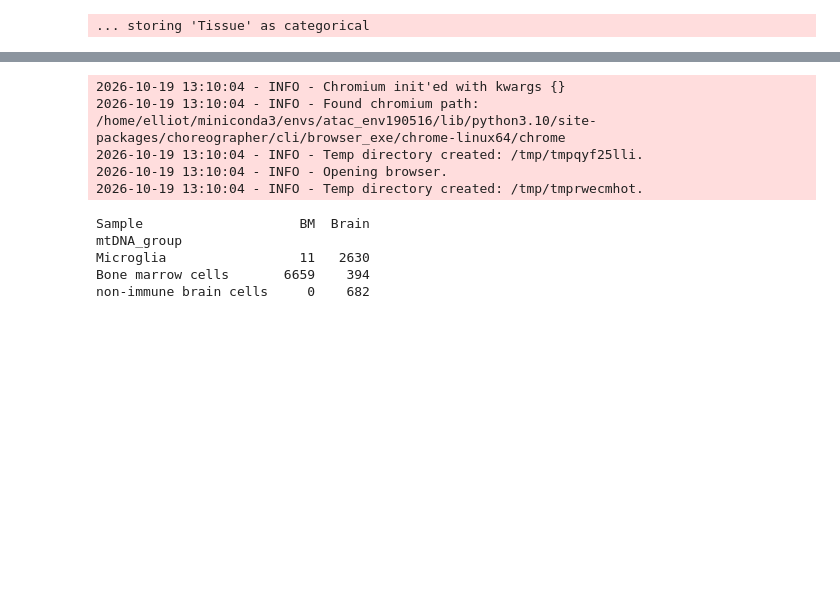
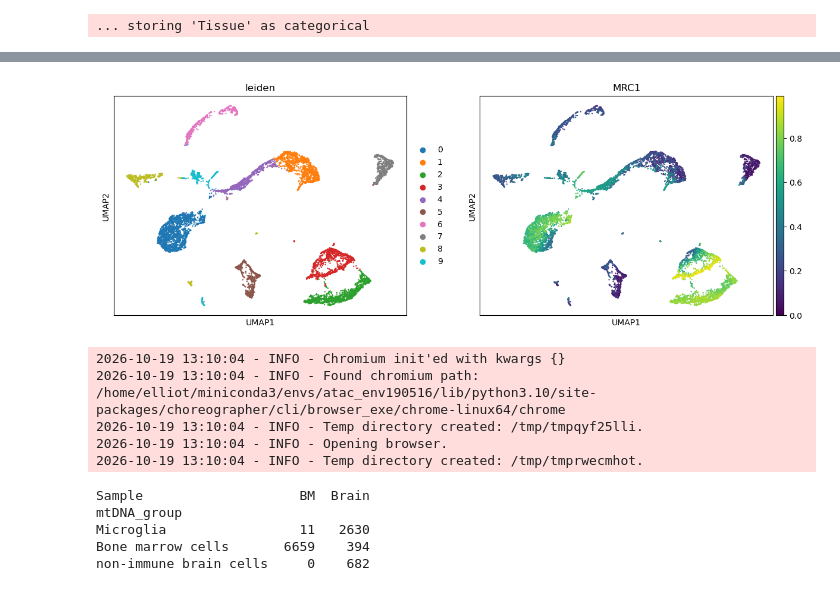
Before and after one commit to elliotwilliams150-sys/mtDNA_analysis, a Jupyter notebook: P002_mtscATAC-seq/scripts/BM_surgical_mtscATAC.ipynb, the cells around one changed output, grey strips where cells are left out. Cells and saved outputs as stored; diff of their text form; code cells hidden in the pictures; blank space fills up the shorter version.

```diff
--- a/P002_mtscATAC-seq/scripts/BM_surgical_mtscATAC.ipynb
+++ b/P002_mtscATAC-seq/scripts/BM_surgical_mtscATAC.ipynb
@@ -206,0 +230,4 @@ snap.pl.umap(data, color="tsse", interactive=False)
+# %%
+%%time
+gene_matrix = snap.pp.make_gene_matrix(data, snap.genome.hg38)
+gene_matrix
@@ -206,0 +248,3 @@ snap.pl.umap(data, color="tsse", interactive=False)
+# %%
+sc.external.pp.magic(gene_matrix, solver="approximate")
+gene_matrix.obsm["X_umap"] = data.obsm["X_umap"]
@@ -207,3 +292,8 @@ snap.pl.umap(data, color="tsse", interactive=False)
+# %%
+marker_genes = ['MRC1']
+sc.pl.umap(gene_matrix, use_raw=False, color=["leiden"] + marker_genes)
+# %% [output]
+[figure, added]
 # %%
 import pandas as pd
 
```
Also changed, not shown: parts of 18 cells of this notebook.
